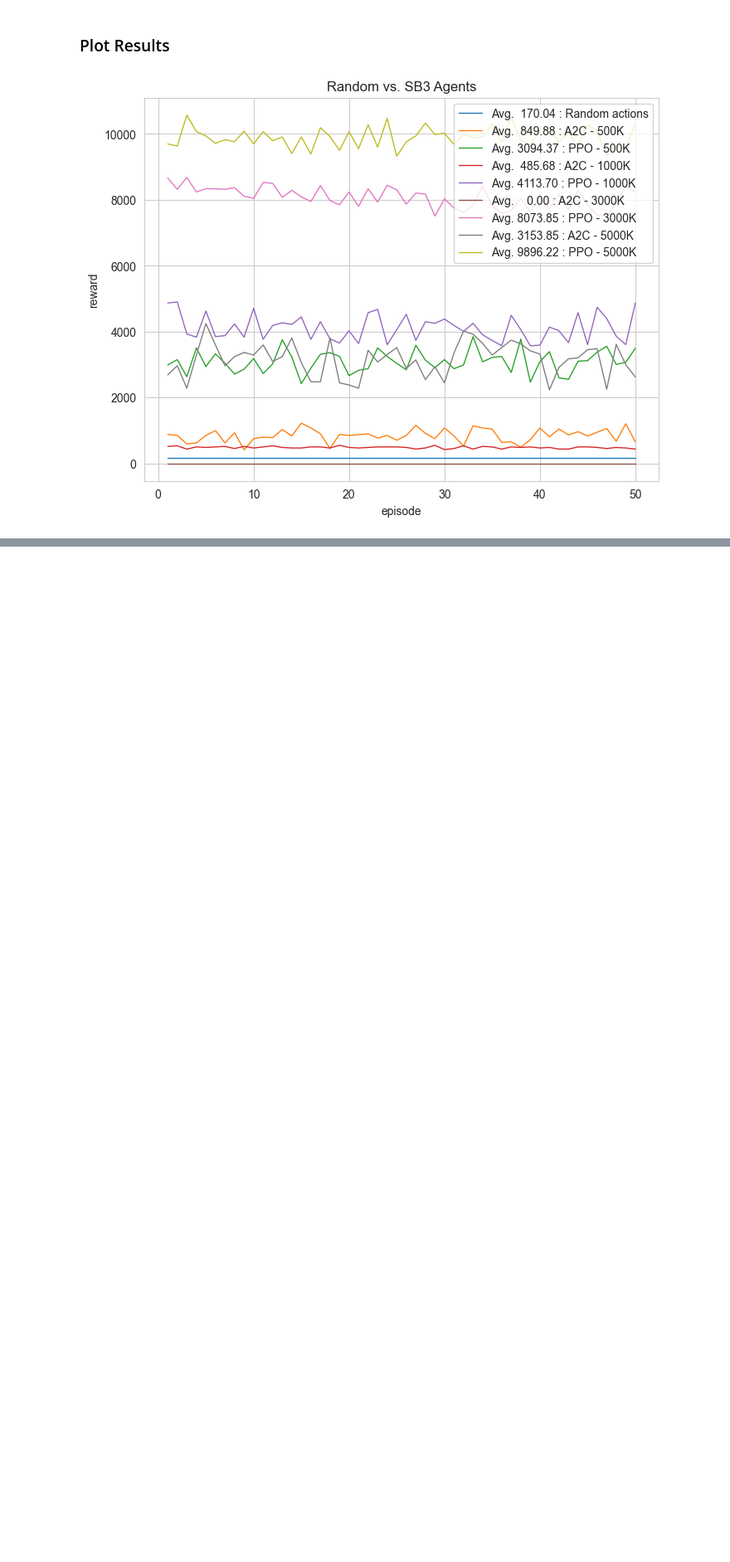
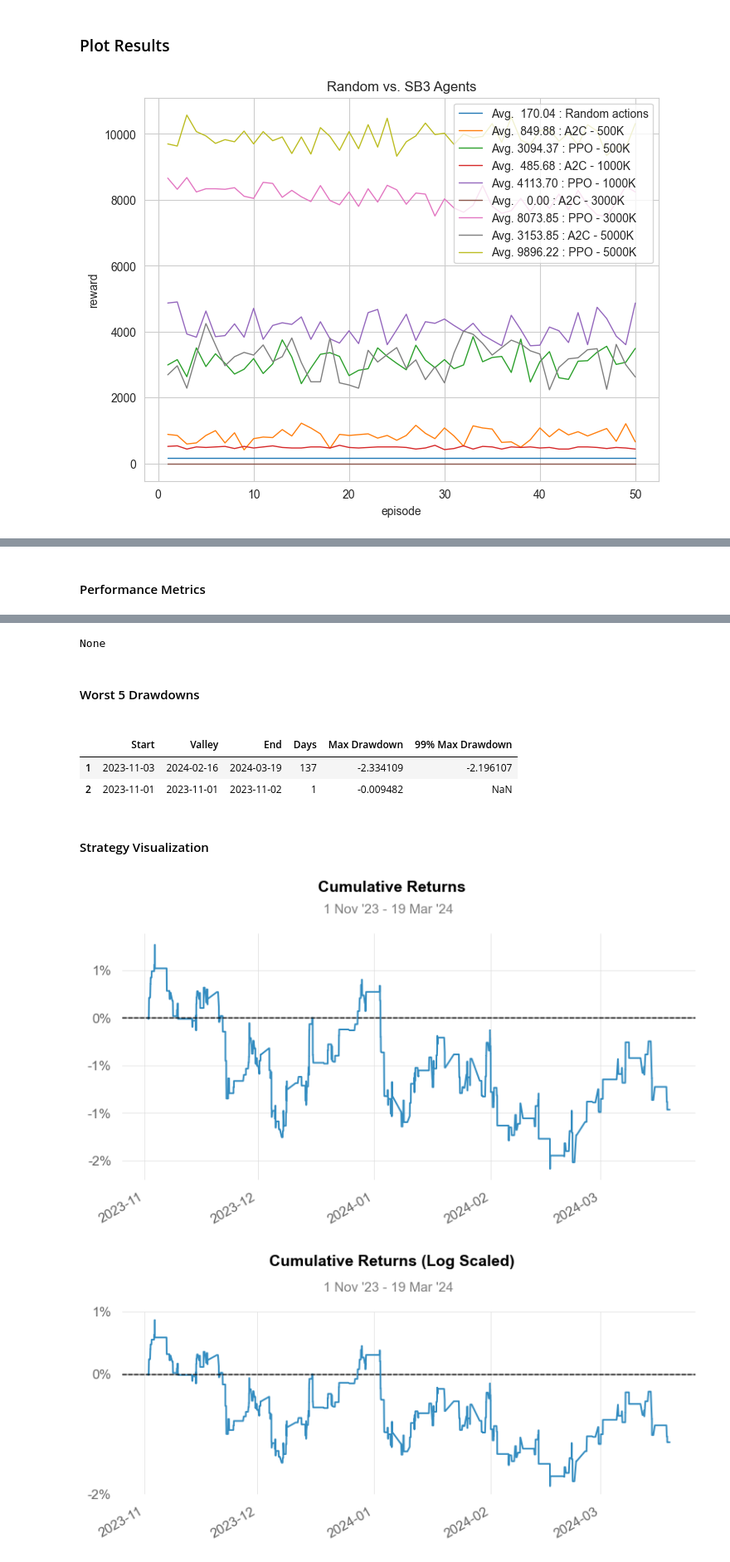
Before and after one commit to lilfetz22/gym-anytrading, a Jupyter notebook: examples/SB3_a2c_ppo.ipynb, the cells around one changed output, grey strips where cells are left out. Shown at 83% size. Drawn from its saved outputs; the diff is of its cells as text; code cells hidden in the pictures; blank space fills up the shorter version.

```diff
--- a/examples/SB3_a2c_ppo.ipynb
+++ b/examples/SB3_a2c_ppo.ipynb
@@ -335,0 +391,13 @@ obs = vec_env.reset()
+# %%
+qs.extend_pandas()
+window_size = 10
+start_index = int(len(FOREX_EURUSD_RENKO)*.8)
+end_index = int(len(FOREX_EURUSD_RENKO)*.99)
+
+net_worth = pd.Series(env_test.unwrapped.history['total_profit'], index=FOREX_EURUSD_RENKO.index[start_index+1:end_index])
+returns = net_worth.pct_change().iloc[1:]
+
+qs.reports.full(returns)
+qs.reports.html(returns, output='SB3_a2c_quantstats_ppo_4_3.html')
+# %% [output]
+Performance Metrics
@@ -335,0 +421,8 @@ obs = vec_env.reset()
+None
+Worst 5 Drawdowns
+|  | Start | Valley | End | Days | Max Drawdown | 99% Max Drawdown |
+| 1 | 2023-11-03 | 2024-02-16 | 2024-03-19 | 137 | -2.334109 | -2.196107 |
+| 2 | 2023-11-01 | 2023-11-01 | 2023-11-02 | 1 | -0.009482 | NaN |
+Strategy Visualization
+[figure, added]
+[figure, added]
```
Also changed, not shown: parts of 7 cells of this notebook, 1 other file.
